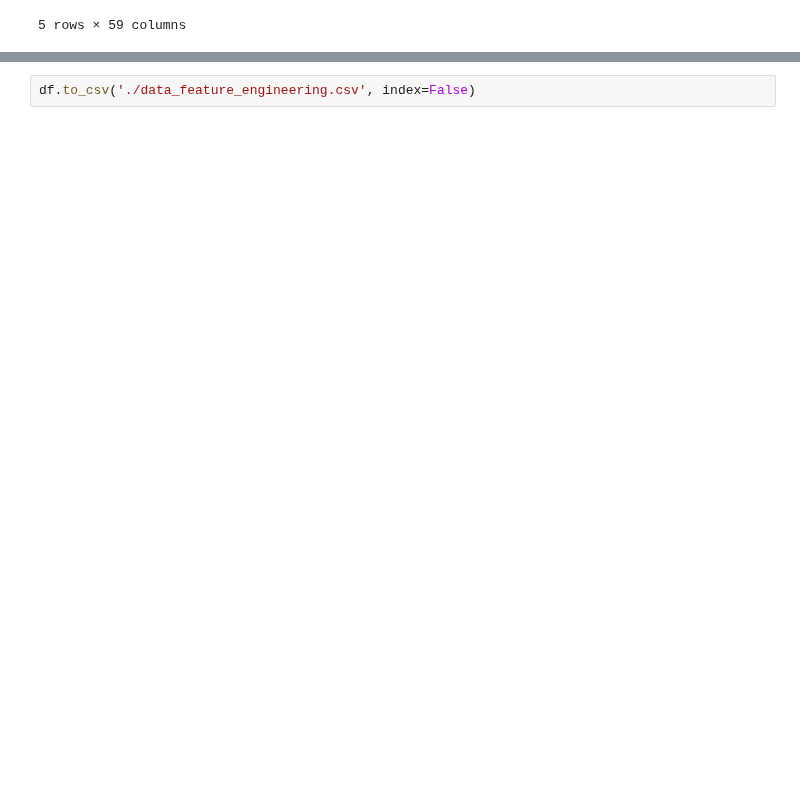
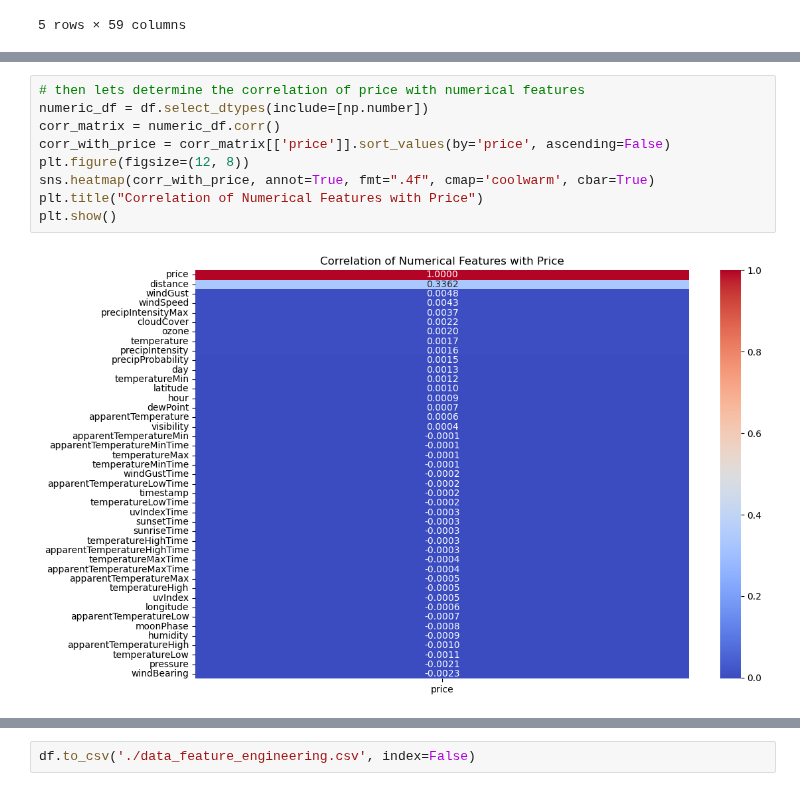
Before and after one commit to achchala/rideshare-predictive-pricing, a Jupyter notebook: notebooks/data_feature_engineering.ipynb, the cells around one changed output, grey strips where cells are left out. Cells and saved outputs as stored; diff of their text form; blank space fills up the shorter version.

```diff
--- a/notebooks/data_feature_engineering.ipynb
+++ b/notebooks/data_feature_engineering.ipynb
@@ -450,0 +47,11 @@ price_corr.plot.bar()
+# %%
+# then lets determine the correlation of price with numerical features
+numeric_df = df.select_dtypes(include=[np.number])
+corr_matrix = numeric_df.corr()
+corr_with_price = corr_matrix[['price']].sort_values(by='price', ascending=False)
+plt.figure(figsize=(12, 8))
+sns.heatmap(corr_with_price, annot=True, fmt=".4f", cmap='coolwarm', cbar=True)
+plt.title("Correlation of Numerical Features with Price")
+plt.show()
+# %% [output]
+[figure, added]
```
Also changed, not shown: parts of 129 cells of this notebook.
